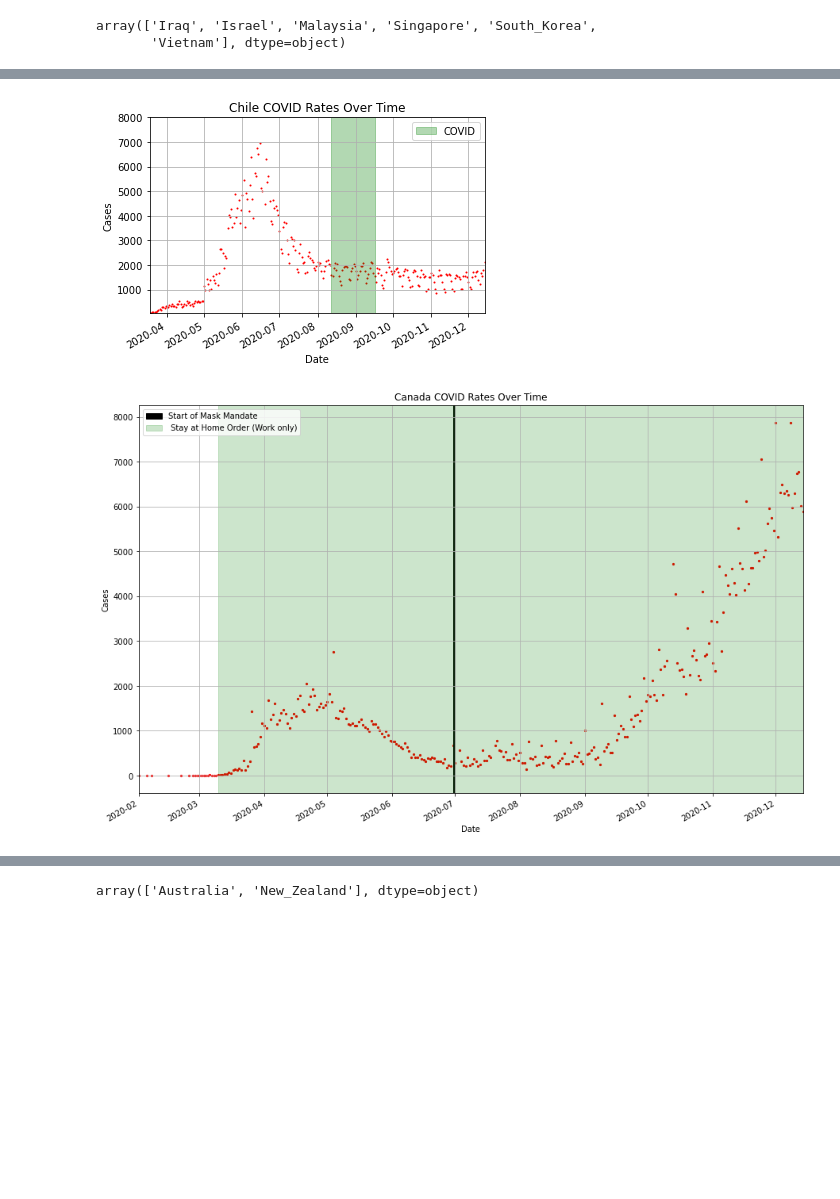
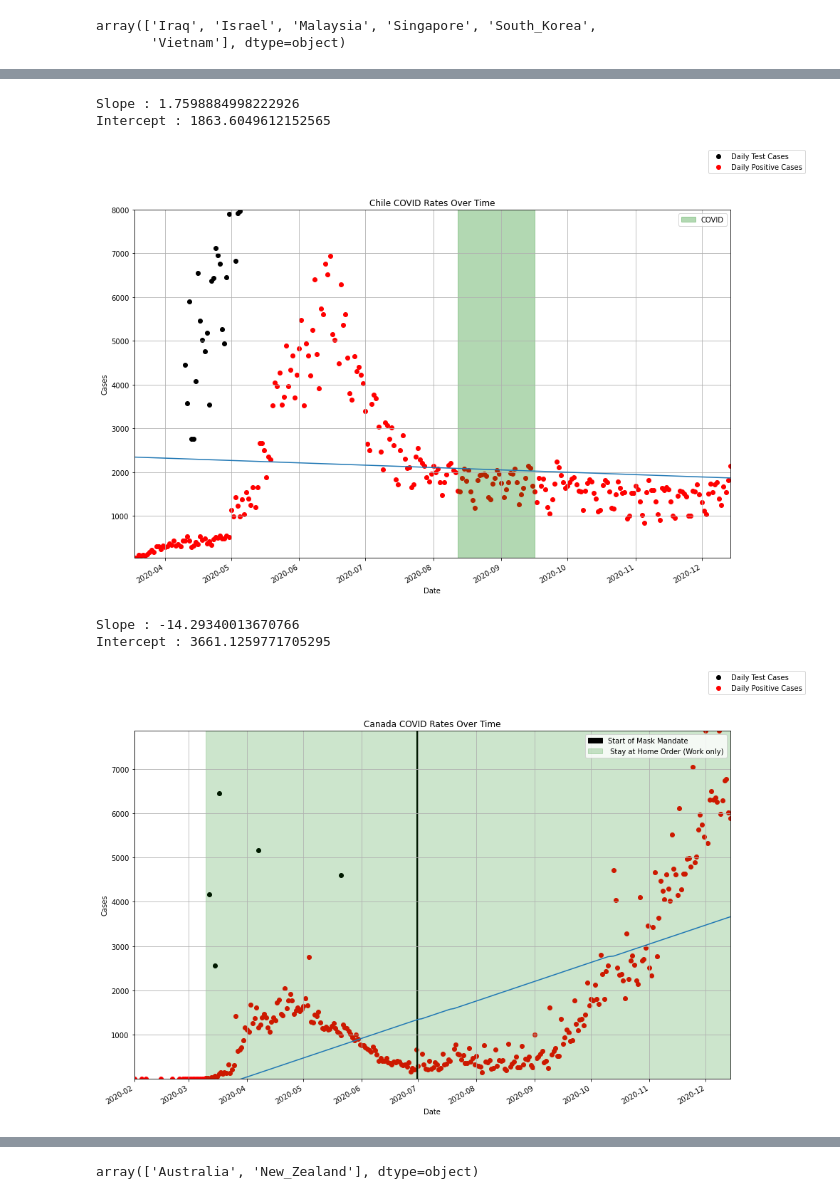
Before and after one commit to AIndian/Covid-19-international, a Jupyter notebook: Data Visual/Visualizing Data.ipynb, the cells around one changed output, grey strips where cells are left out. Cells and saved outputs as stored; diff of their text form; code cells hidden in the pictures; blank space fills up the shorter version.

```diff
--- a/Data Visual/Visualizing Data.ipynb
+++ b/Data Visual/Visualizing Data.ipynb
@@ -13,5 +14,8 @@ import numpy as np
 # %%
 #Reading our cleaned data set
+if not os.path.exists('output'):
+    os.makedirs('output')
 df = pd.read_csv("cleaned_data.csv")
-df
+test = pd.read_csv("testData.csv")
+test
 # %% [output]
@@ -706,29 +1117,53 @@ plt.show()
 # %%
 clDF = america_df.loc[america_df['Country']=='Chile']
 x_axisCL = pd.to_datetime(clDF['date'])
 y_axisCL = clDF['cases']
 
 #Defining the parameters to calculate the R-Value
 fig, ax = plt.subplots(figsize=(15, 10))
 ax.axvspan(date2num(datetime(2020,8,12)), date2num(datetime(2020,9,16)),
            label="COVID",color="green", alpha=0.3)
-plt.scatter(x_axisCL, y_axisCL, s = 5, marker="o", color="red")
-plt.title('Chile COVID Rates Over Time')
+plt.scatter(x_axisCL, y_axisCL, marker="o", color="red")
+title = plt.title('Chile COVID Rates Over Time')
 plt.xlabel('Date')
 plt.ylabel('Cases')
+
+#trend
+x = np.arange(x_axisCL.size)
+fit = np.polyfit(x, y_axisCL, deg=1)
+print ("Slope : " + str(fit[0]))
+print ("Intercept : " + str(fit[1]))
+#Fit function : y = mx + c [linear regression ]
+fit_function = np.poly1d(fit)
+plt.plot(x_axisCL, fit_function(x))
+
+#secondary plot for testing
+tDF = test.loc[test['Country'] == 'Chile']
+x_axe = pd.to_datetime(tDF['date'])
+y_axe = tDF['Daily Tests']
+l1 = ax.scatter(x_axe,y_axe, color = 'black')
+
+fig.legend((l1,l2),('Daily Test Cases','Daily Positive Cases'))
+ax.set_ylim(min(y_axisCL),max(y_axisCL))
+
+
+
 
 # Define the date format
 monthsCL = mdates.MonthLocator()  # every month
 ax.xaxis.set_major_locator(monthsCL)
 
 ax.set_xlim(min(x_axisCL),max(x_axisCL))
 ax.set_ylim(min(y_axisCL), 8000)
 plt.legend()
 fig.autofmt_xdate()
 plt.grid(True)
 plt.show()
+fig.savefig(f'output/{title}.jpg')
 # %% [output]
+Slope : 1.7598884998222926
+Intercept : 1863.6049612152565
-[figure, old version]
+[figure, new version]
 # %%
 caDF = america_df.loc[america_df['Country']=='Canada']
 x_axisCA = pd.to_datetime(caDF['date'])
@@ -741,10 +1176,31 @@ ax.axvspan(date2num(datetime(2020,6,30)), date2num(datetime(2020,7,1)),
 ax.axvspan(date2num(datetime(2020,3,10)), date2num(datetime(2020,12,31)),
            label=" Stay at Home Order (Work only)",color="green", alpha=0.2)
 
-plt.scatter(x_axisCA, y_axisCA, s = 5, marker="o", color="red")
-plt.title('Canada COVID Rates Over Time')
+plt.scatter(x_axisCA, y_axisCA, marker="o", color="red")
+title = plt.title('Canada COVID Rates Over Time')
 plt.xlabel('Date')
 plt.ylabel('Cases')
+
+#trend
+x = np.arange(x_axisCA.size)
+fit = np.polyfit(x, y_axisCA, deg=1)
+print ("Slope : " + str(fit[0]))
+print ("Intercept : " + str(fit[1]))
+#Fit function : y = mx + c [linear regression ]
+fit_function = np.poly1d(fit)
+plt.plot(x_axisCA, fit_function(x))
+
+#secondary plot for testing
+tDF = test.loc[test['Country'] == 'Canada']
+x_axe = pd.to_datetime(tDF['date'])
+y_axe = tDF['Daily Tests']
+l1 = ax.scatter(x_axe,y_axe, color = 'black')
+
+fig.legend((l1,l2),('Daily Test Cases','Daily Positive Cases'))
+ax.set_ylim(min(y_axisCA),max(y_axisCA))
+
+
+
 
 # Define the date format
 monthsCA = mdates.MonthLocator()  # every month
@@ -755,8 +1211,11 @@ plt.legend()
 fig.autofmt_xdate()
 plt.grid(True)
 plt.show()
+fig.savefig(f'output/{title}.jpg')
 # %% [output]
+Slope : -14.29340013670766
+Intercept : 3661.1259771705295
-[figure, old version]
+[figure, new version]
 # %%
 brDF = america_df.loc[america_df['Country']=='Brazil']
 x_axisBR = pd.to_datetime(brDF['date'])
```
Also changed, not shown: parts of 31 cells of this notebook, 30 other files.
